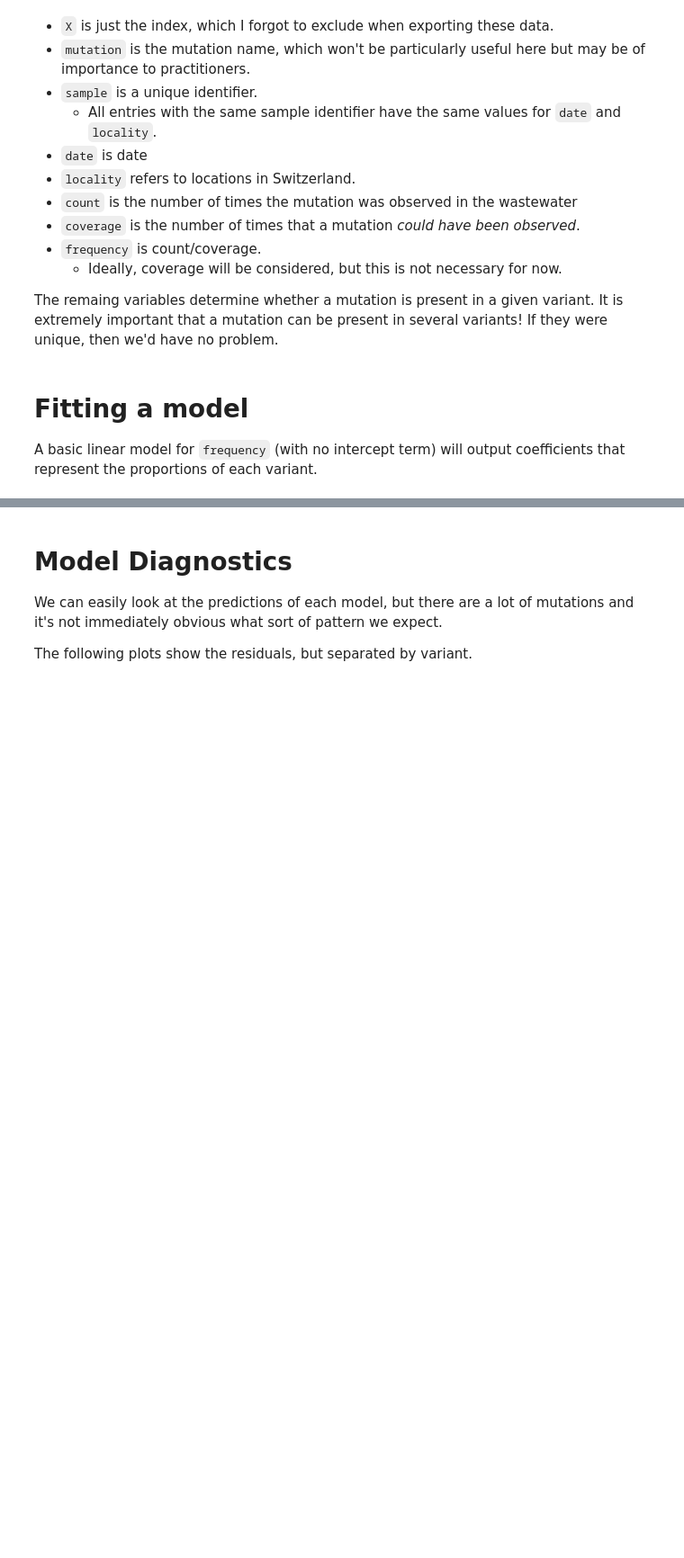
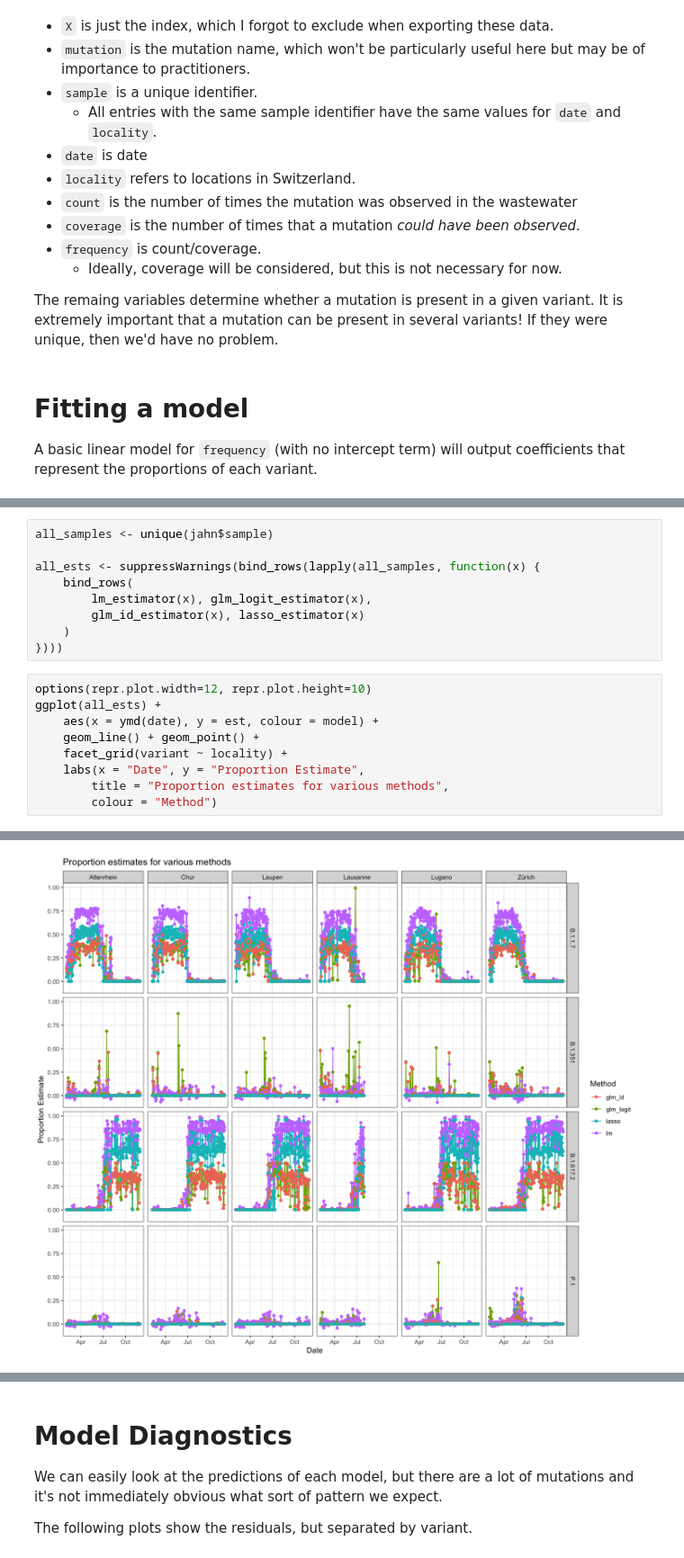
Before and after one commit to DASL-Lab/lineage-proportion-estimators, a Jupyter notebook: notebooks/basic_modelling.ipynb, the cells around one changed output, grey strips where cells are left out. Shown at 90% size. Drawn from its saved outputs; the diff is of its cells as text; blank space fills up the shorter version.

```diff
--- a/notebooks/basic_modelling.ipynb
+++ b/notebooks/basic_modelling.ipynb
@@ -90,0 +170,19 @@ The glm and the lasso models all indicate a prevalence of 0.3, or 30%, which is
+# %%
+all_samples <- unique(jahn$sample)
+
+all_ests <- suppressWarnings(bind_rows(lapply(all_samples, function(x) {
+    bind_rows(
+        lm_estimator(x), glm_logit_estimator(x),
+        glm_id_estimator(x), lasso_estimator(x)
+    )
+})))
+# %%
+options(repr.plot.width=12, repr.plot.height=10)
+ggplot(all_ests) +
+    aes(x = ymd(date), y = est, colour = model) +
+    geom_line() + geom_point() +
+    facet_grid(variant ~ locality) +
+    labs(x = "Date", y = "Proportion Estimate",
+        title = "Proportion estimates for various methods",
+        colour = "Method")
+# %% [output]
@@ -90,0 +191 @@ The glm and the lasso models all indicate a prevalence of 0.3, or 30%, which is
+[figure, added]
```
Also changed, not shown: parts of 11 cells of this notebook.
